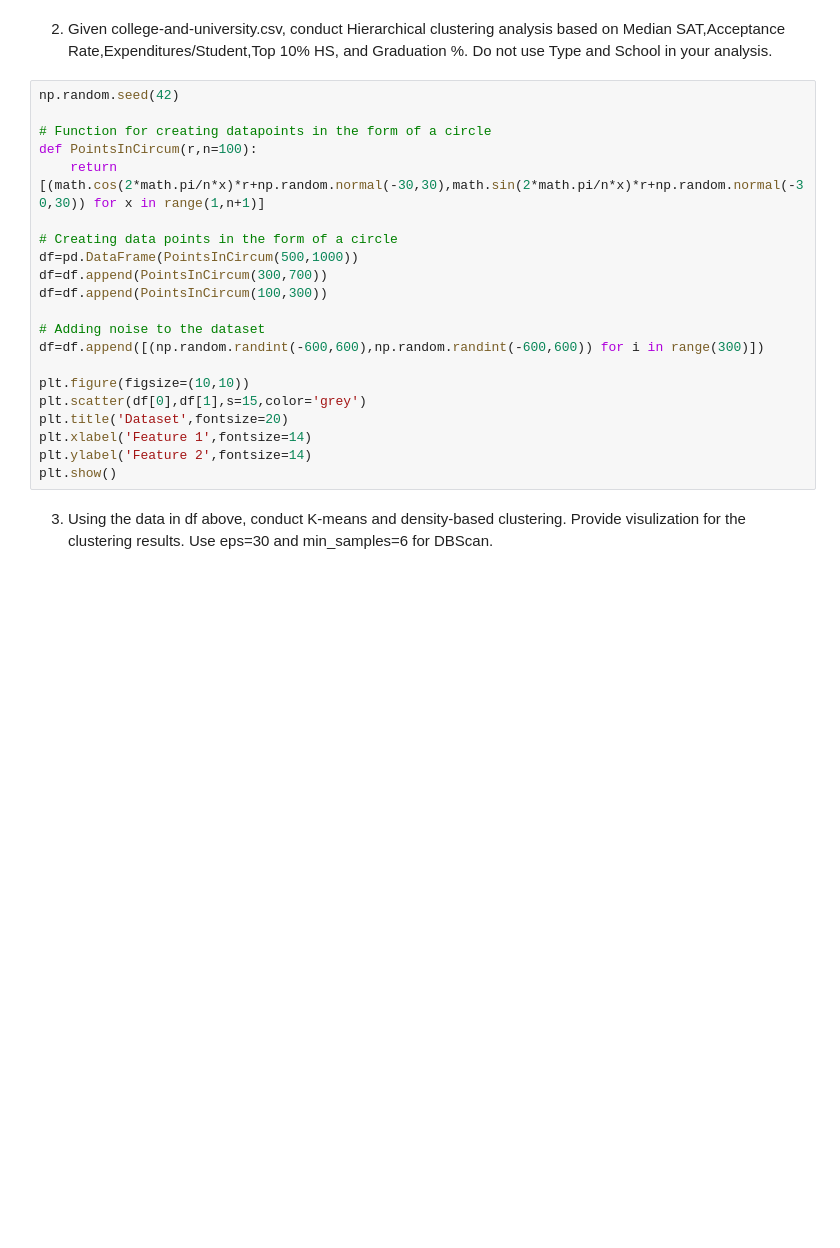
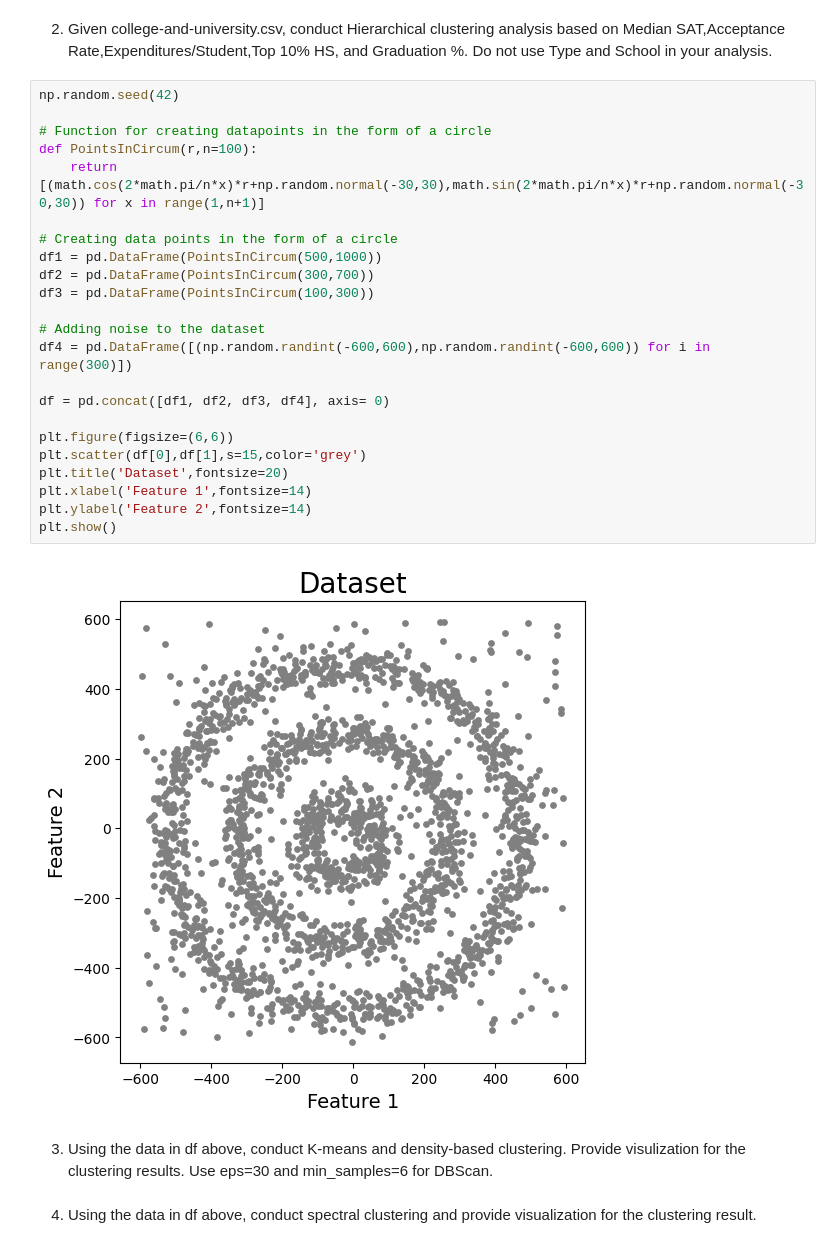
Before and after one commit to OpenCV13/dm, a Jupyter notebook: module_8.ipynb, the cells around one changed output. Cells and saved outputs as stored; diff of their text form; blank space fills up the shorter version.

```diff
--- a/module_8.ipynb
+++ b/module_8.ipynb
@@ -259,23 +259,29 @@ References:
 # %%
 np.random.seed(42)
 
 # Function for creating datapoints in the form of a circle
 def PointsInCircum(r,n=100):
     return [(math.cos(2*math.pi/n*x)*r+np.random.normal(-30,30),math.sin(2*math.pi/n*x)*r+np.random.normal(-30,30)) for x in range(1,n+1)]
 
 # Creating data points in the form of a circle
-df=pd.DataFrame(PointsInCircum(500,1000))
-df=df.append(PointsInCircum(300,700))
-df=df.append(PointsInCircum(100,300))
+df1 = pd.DataFrame(PointsInCircum(500,1000))
+df2 = pd.DataFrame(PointsInCircum(300,700))
+df3 = pd.DataFrame(PointsInCircum(100,300))
 
 # Adding noise to the dataset
-df=df.append([(np.random.randint(-600,600),np.random.randint(-600,600)) for i in range(300)])
+df4 = pd.DataFrame([(np.random.randint(-600,600),np.random.randint(-600,600)) for i in range(300)])
 
-plt.figure(figsize=(10,10))
+df = pd.concat([df1, df2, df3, df4], axis= 0)
+
+plt.figure(figsize=(6,6))
 plt.scatter(df[0],df[1],s=15,color='grey')
 plt.title('Dataset',fontsize=20)
 plt.xlabel('Feature 1',fontsize=14)
 plt.ylabel('Feature 2',fontsize=14)
 plt.show()
+# %% [output]
+[figure, added]
 # %% [markdown]
 3. Using the data in df above, conduct K-means and density-based clustering. Provide visulization for the clustering results. Use eps=30 and min_samples=6 for DBScan.
+# %% [markdown]
+4. Using the data in df above, conduct spectral clustering and provide visualization for the clustering result.
```
Also changed, not shown: parts of 6 cells of this notebook.
